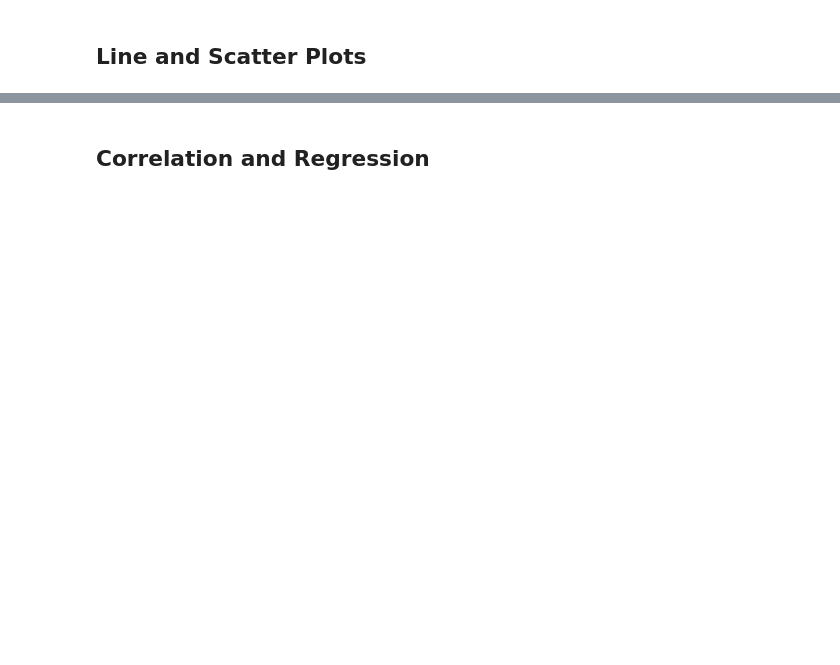
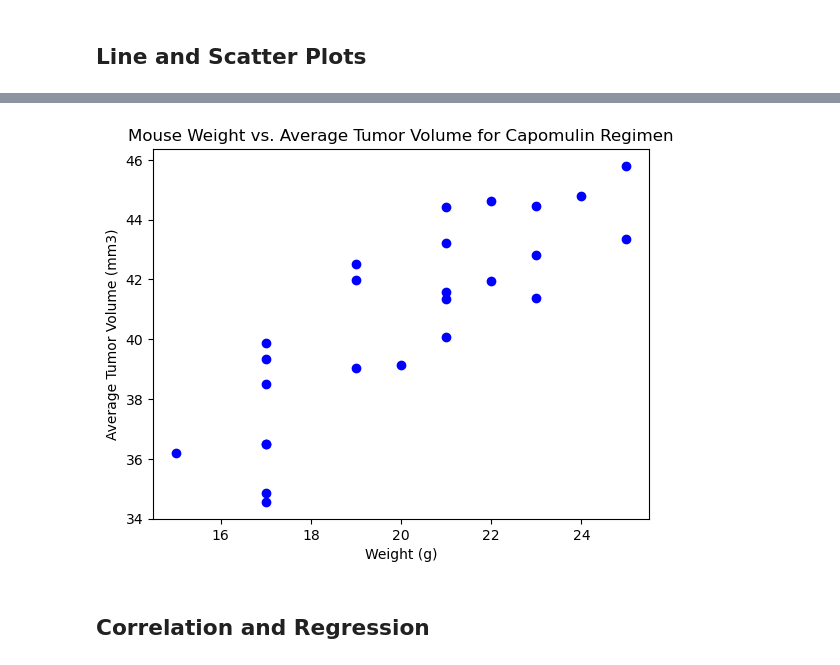
Before and after one commit to HollaNotes/Module_5_Challenge, a Jupyter notebook: pymaceuticals_NoelleWatson.ipynb, the cells around one changed output, grey strips where cells are left out. Saved outputs shown, nothing was run; the diff lists cells and outputs as text; code cells hidden in the pictures; blank space fills up the shorter version.

```diff
--- a/pymaceuticals_NoelleWatson.ipynb
+++ b/pymaceuticals_NoelleWatson.ipynb
@@ -250,2 +264,16 @@ plt.show()
+# %%
+# Generate a scatter plot of mouse weight vs. the average observed tumor volume for the entire Capomulin regimen
+capomulin_df = clean_df.loc[clean_df["Drug Regimen"] == "Capomulin",:]
+capomulin_df.head()
+x_weight = capomulin_df["Weight (g)"].groupby(capomulin_df['Mouse ID']).mean()
+y_avg_tum_vol = capomulin_df["Tumor Volume (mm3)"].groupby(capomulin_df['Mouse ID']).mean()
+
+plt.scatter(x_weight, y_avg_tum_vol, marker='o', color='blue')
+plt.title("Mouse Weight vs. Average Tumor Volume for Capomulin Regimen")
+plt.xlabel("Weight (g)")
+plt.ylabel("Average Tumor Volume (mm3)")
+plt.show()
+# %% [output]
+[figure, added]
 # %% [markdown]
 ## Correlation and Regression
```
Also changed, not shown: parts of 13 cells of this notebook, 5 other files.
